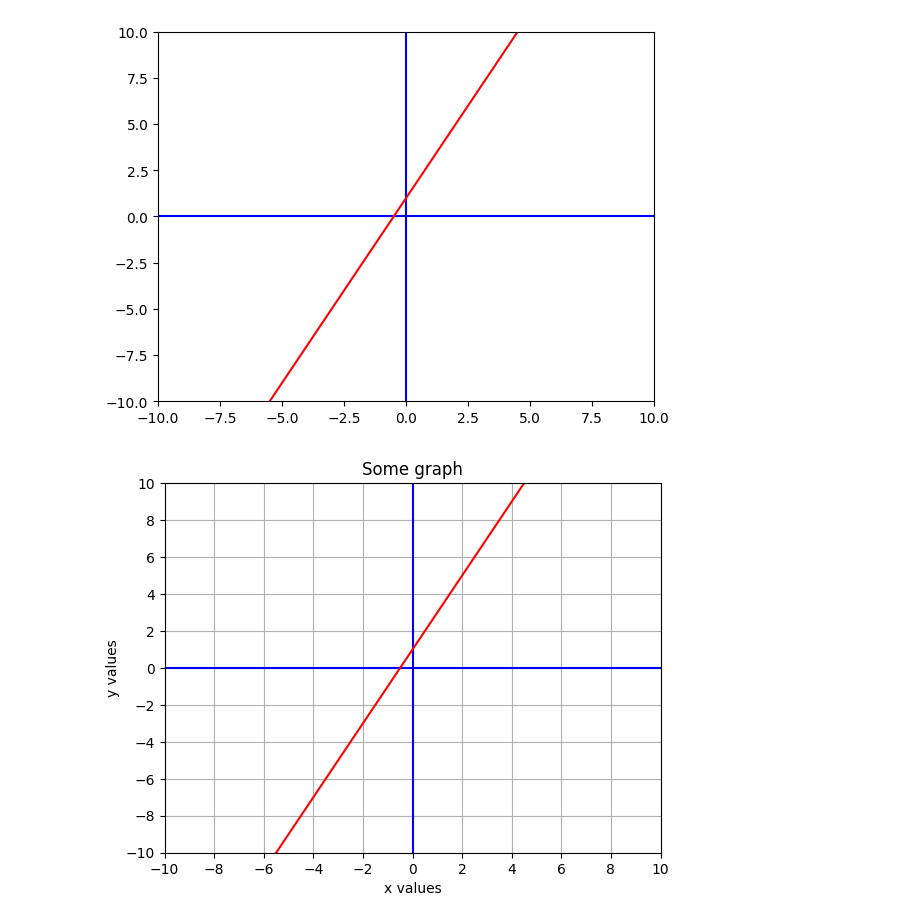
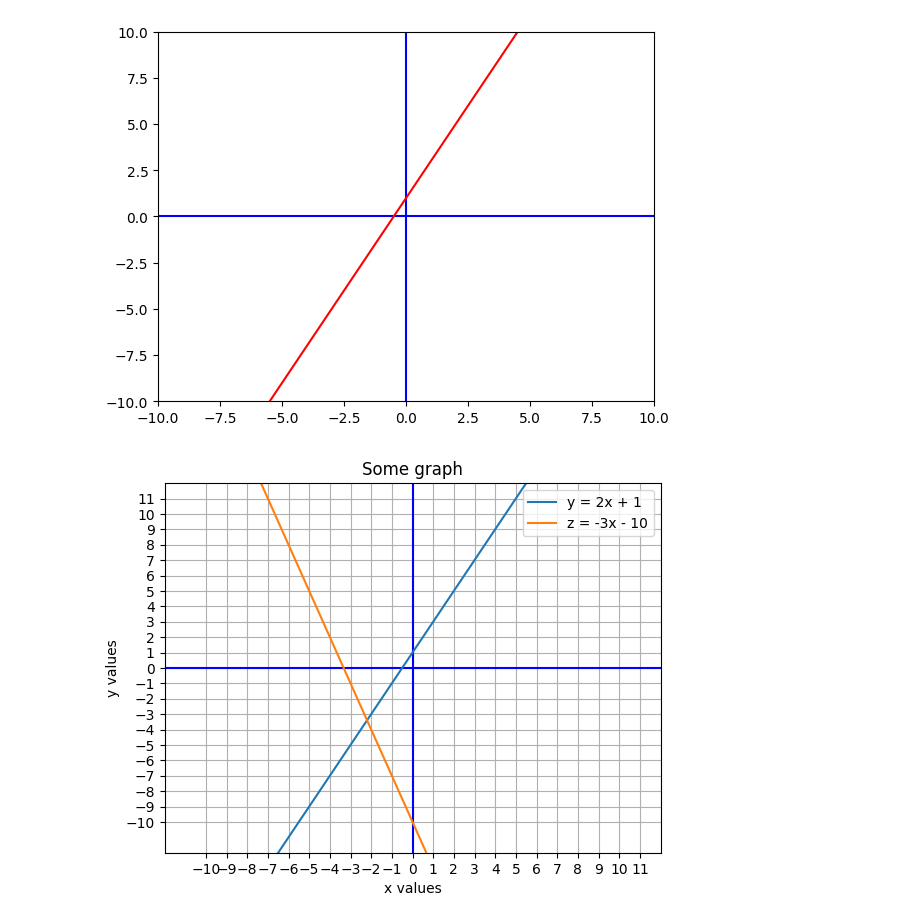
Before and after one commit to alac1984/myalgs, a Jupyter notebook: college_algebra/02_matplotlib.ipynb, the cells around one changed output. Drawn from its saved outputs; the diff is of its cells as text; code cells hidden in the pictures.

```diff
--- a/college_algebra/02_matplotlib.ipynb
+++ b/college_algebra/02_matplotlib.ipynb
@@ -66,26 +66,28 @@ plt.show()
 # %%
 # Customizing a bunch more
 
 import matplotlib.pyplot as plt
 import numpy as np
 
 x = np.linspace(-10, 10, 40)
 
 fig, ax = plt.subplots()
-plt.axis([-10, 10, -10, 10]) # axis size
-plt.plot([-10, 10], [0, 0], 'b') # blue x axis
-plt.plot([0, 0], [-10, 10], 'b') # blue y axis
+plt.axis([-12, 12, -12, 12]) # axis size
+plt.plot([-12, 12], [0, 0], 'b') # blue x axis
+plt.plot([0, 0], [-12, 12], 'b') # blue y axis
 
 ax.set_xlabel("x values")
 ax.set_ylabel("y values")
 ax.set_title("Some graph")
-ax.set_xticks(np.arange(-10, 12, 2))
-ax.set_yticks(np.arange(-10, 12, 2))
+ax.set_xticks(np.arange(-10, 12, 1))
+ax.set_yticks(np.arange(-10, 12, 1))
 ax.grid(True)
 
 y = 2*x + 1
-plt.plot(x, y, "r")
-
+z = -3*x - 10
+plt.plot(x, y, label='y = 2x + 1')
+plt.plot(x, z, label='z = -3x - 10')
+plt.legend()
 plt.show()
 # %% [output]
-[figure, old version]
+[figure, new version]
```
